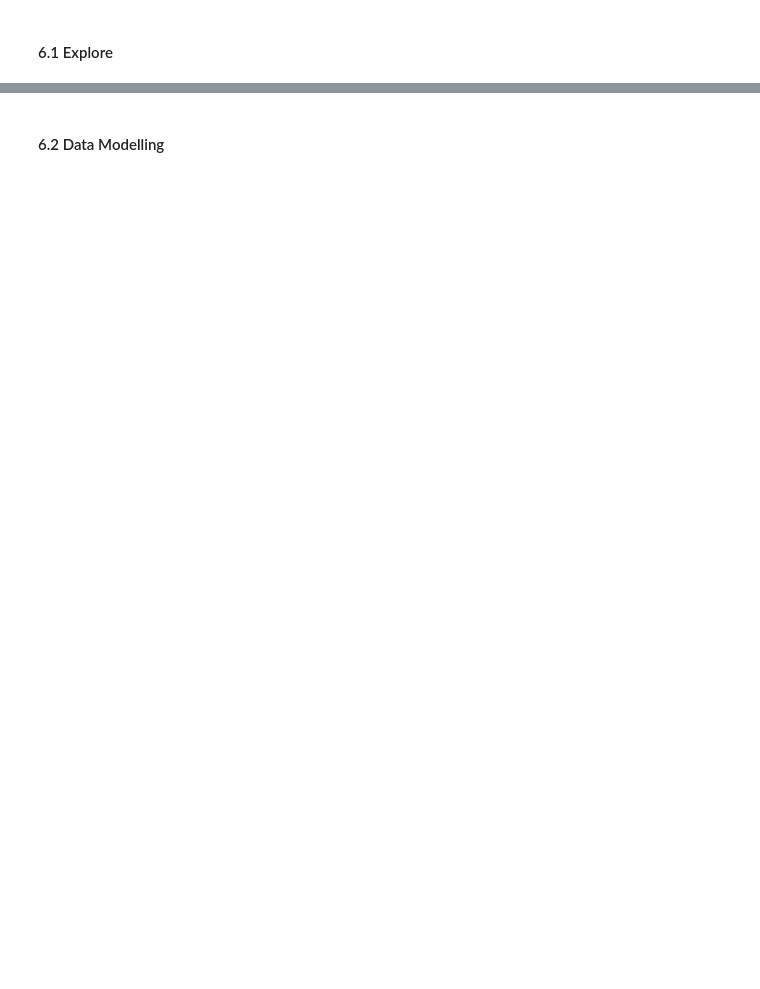
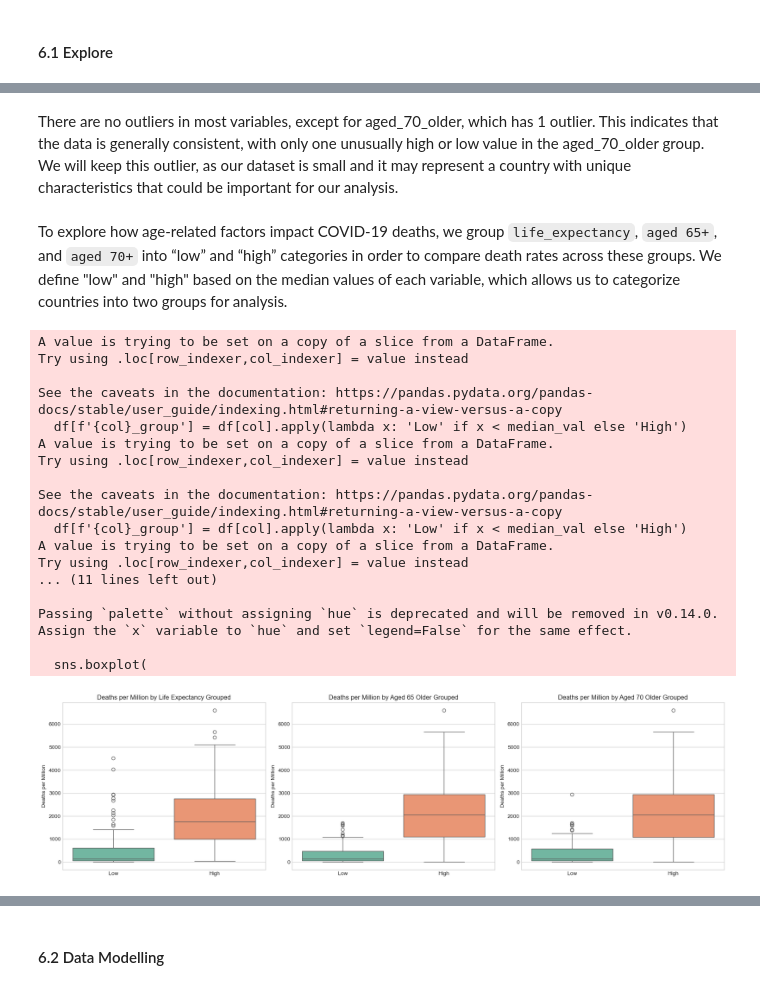
Before and after one commit to KamiStolt/BI-eksamen, a Jupyter notebook: Eksamen/BI_exam.ipynb, the cells around one changed output, grey strips where cells are left out. Drawn from its saved outputs; the diff is of its cells as text; code cells hidden in the pictures; blank space fills up the shorter version.

```diff
--- a/Eksamen/BI_exam.ipynb
+++ b/Eksamen/BI_exam.ipynb
@@ -461,0 +1010,59 @@ df_covid_cleaned.duplicated().sum()
+# %% [markdown]
+There are no outliers in most variables, except for aged_70_older, which has 1 outlier. This indicates that the data is generally consistent, with only one unusually high or low value in the aged_70_older group. We will keep this outlier, as our dataset is small and it may represent a country with unique characteristics that could be important for our analysis.
+# %% [markdown]
+To explore how age-related factors impact COVID-19 deaths, we group `life_expectancy`, `aged 65+`, and `aged 70+` into “low” and “high” categories in order to compare death rates across these groups. We define "low" and "high" based on the median values of each variable, which allows us to categorize countries into two groups for analysis.
+# %%
+def boxplot_by_age_factors(df):
+    """
+    Categorizes life_expectancy, aged_65_older, and aged_70_older into
+    'Low' and 'High' groups and plots boxplots of total_deaths_per_million for each.
+    """
+    # Define the factors to categorize
+    factors = ['life_expectancy', 'aged_65_older', 'aged_70_older']
+
+    # Categorize into 'Low' and 'High' using median split
+    for col in factors:
+        median_val = df[col].median()
+        df[f'{col}_group'] = df[col].apply(lambda x: 'Low' if x < median_val else 'High')
+
+    # Set up subplots
+    fig, axes = plt.subplots(1, 3, figsize=(18, 5))
+
+    for i, col in enumerate(factors):
+        sns.boxplot(
+            x=f'{col}_group',
+            y='total_deaths_per_million',
+            data=df,
+            ax=axes[i],
+            palette='Set2'
+        )
+        axes[i].set_title(f'Deaths per Million by {col.replace("_", " ").title()} Grouped')
+        axes[i].set_xlabel('')
+        axes[i].set_ylabel('Deaths per Million')
+
+    plt.tight_layout()
+    plt.show()
+# %%
+boxplot_by_age_factors(df_age_cleaned)
+
+# Drop the age group columns after visualization
+df_age_cleaned = df_age_cleaned.drop(columns=['life_expectancy_group', 'aged_65_older_group', 'aged_70_older_group'])
+# %% [output]
+A value is trying to be set on a copy of a slice from a DataFrame.
+Try using .loc[row_indexer,col_indexer] = value instead
+
+See the caveats in the documentation: https://pandas.pydata.org/pandas-docs/stable/user_guide/indexing.html#returning-a-view-versus-a-copy
+  df[f'{col}_group'] = df[col].apply(lambda x: 'Low' if x < median_val else 'High')
+A value is trying to be set on a copy of a slice from a DataFrame.
+Try using .loc[row_indexer,col_indexer] = value instead
+
+See the caveats in the documentation: https://pandas.pydata.org/pandas-docs/stable/user_guide/indexing.html#returning-a-view-versus-a-copy
+  df[f'{col}_group'] = df[col].apply(lambda x: 'Low' if x < median_val else 'High')
+A value is trying to be set on a copy of a slice from a DataFrame.
+Try using .loc[row_indexer,col_indexer] = value instead
+... (11 lines left out)
+
+Passing `palette` without assigning `hue` is deprecated and will be removed in v0.14.0. Assign the `x` variable to `hue` and set `legend=False` for the same effect.
+
+  sns.boxplot(
+[figure, added]
```
Also changed, not shown: parts of 92 cells of this notebook.
